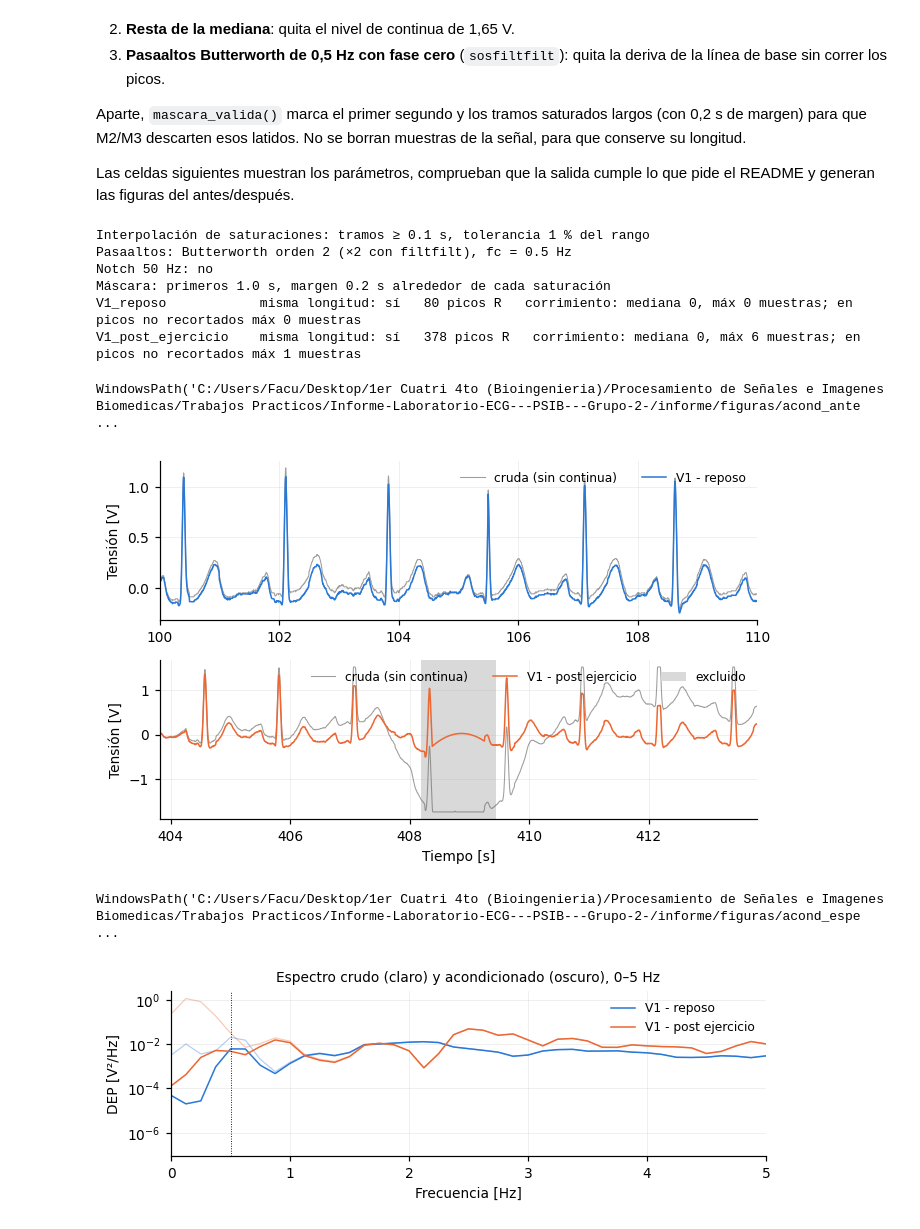
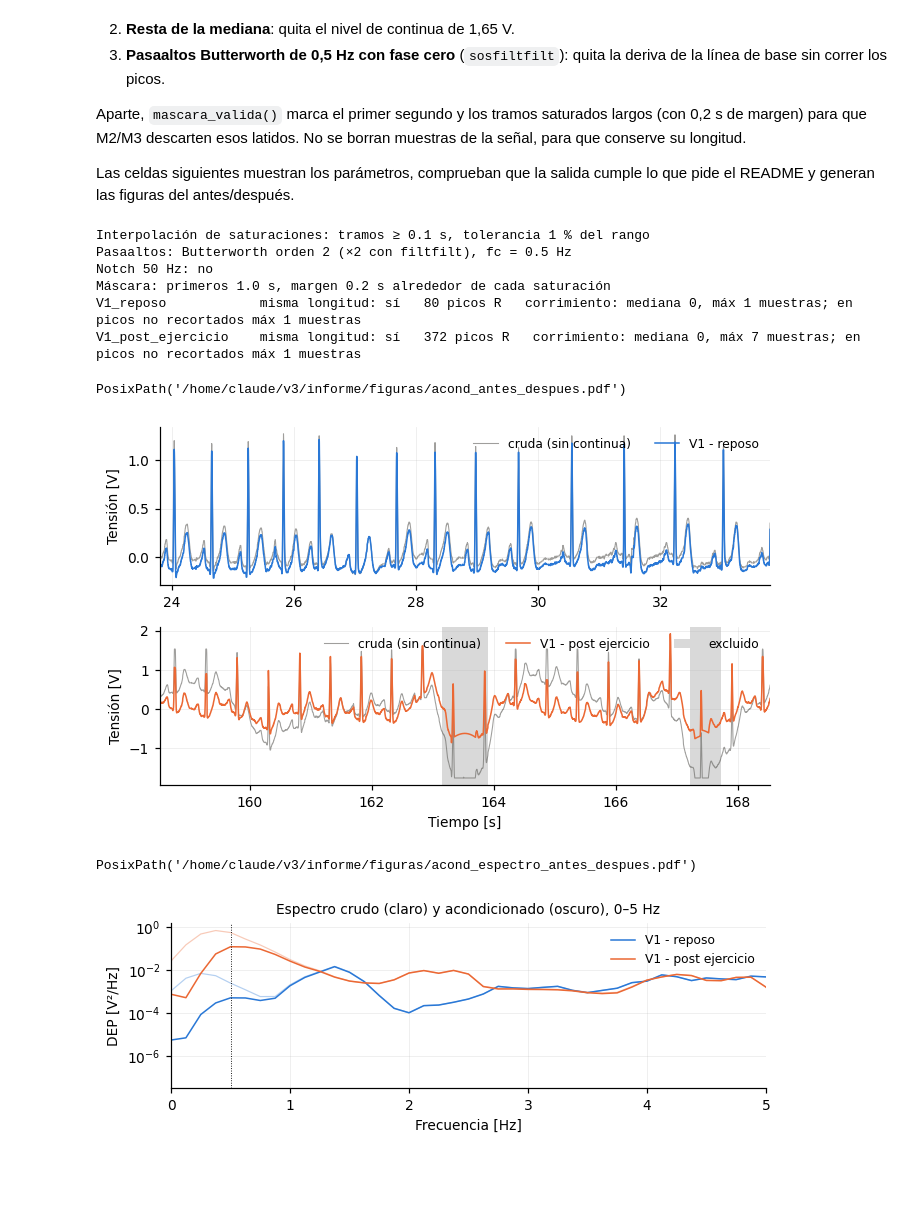
Before and after one commit to PurrthagorasCat/Informe-Laboratorio-ECG---PSIB---Grupo-2-, a Jupyter notebook: modulos/m1_acondicionamiento/acondicionamiento.ipynb, the cells around one changed output. Drawn from its saved outputs; the diff is of its cells as text; code cells hidden in the pictures; blank space fills up the shorter version.

Commit message:
Agrego acondicionamiento con fs=500Hz

```diff
--- a/modulos/m1_acondicionamiento/acondicionamiento.ipynb
+++ b/modulos/m1_acondicionamiento/acondicionamiento.ipynb
@@ -59,7 +59,7 @@ except NotImplementedError:
 if not registros:   # --- provisorio, hasta que M0 esté listo ---
     # OJO: la fs no se lee del archivo (no tiene columna de tiempo).
     # Si se confirma otro valor, cambiarlo acá y en M0, y volver a correr todo.
-    FS_PROVISORIA = 200.0   # Hz
+    FS_PROVISORIA = 500.0   # Hz (sección 2.2)
 
     # Los nombres de archivo, el voluntario y la condición se toman de
     # datos/lista_de_registros.csv, así este bloque no se rompe si se renombran.
@@ -136,11 +136,11 @@ axs[1].axvspan(i0 / post.fs, i1 / post.fs, color="0.85", lw=0)   # el tramo satu
 axs[1].set(title="(b) Saturación", xlabel="Tiempo [s]")
 
 # (c) Una onda T del registro en reposo, para ver los escalones de 10 mV.
-#     Se busca el pico R más alto entre 10 y 12 s y se grafica de 0,15 a 0,9 s
+#     Se busca el pico R más alto entre 10 y 12 s y se grafica de 0,1 a 0,45 s
 #     después (donde está la onda T). step() dibuja escalones en vez de unir
 #     los puntos con rectas, así se ve la cuantización tal cual es.
 r = int(10 * repo.fs) + np.argmax(repo.ecg[int(10 * repo.fs):int(12 * repo.fs)])
-a, b = r + int(0.15 * repo.fs), r + int(0.9 * repo.fs)
+a, b = r + int(0.1 * repo.fs), r + int(0.45 * repo.fs)
 t = np.arange(a, b) / repo.fs
 axs[2].step(t, repo.ecg[a:b], where="mid", **graficos.estilo_registro(repo.voluntario, repo.condicion))
 axs[2].set(title="(c) Cuantización (10 mV)", xlabel="Tiempo [s]")
@@ -259,13 +259,13 @@ Interpolación de saturaciones: tramos ≥ 0.1 s, tolerancia 1 % del rango
 Pasaaltos: Butterworth orden 2 (×2 con filtfilt), fc = 0.5 Hz
 Notch 50 Hz: no
 Máscara: primeros 1.0 s, margen 0.2 s alrededor de cada saturación
-V1_reposo            misma longitud: sí   80 picos R   corrimiento: mediana 0, máx 0 muestras; en picos no recortados máx 0 muestras
-V1_post_ejercicio    misma longitud: sí   378 picos R   corrimiento: mediana 0, máx 6 muestras; en picos no recortados máx 1 muestras
+V1_reposo            misma longitud: sí   80 picos R   corrimiento: mediana 0, máx 1 muestras; en picos no recortados máx 1 muestras
+V1_post_ejercicio    misma longitud: sí   372 picos R   corrimiento: mediana 0, máx 7 muestras; en picos no recortados máx 1 muestras
 # %%
 # --- Figura: antes / después del acondicionamiento ---
 # 10 s de cada registro: cruda (gris) y acondicionada (color), con los tramos
 # que excluye mascara_valida() sombreados.
-# En reposo se muestra un tramo cualquiera (desde 100 s); en post ejercicio,
+# En reposo se muestra el tramo del medio del registro; en post ejercicio,
 # el tramo centrado en la saturación más larga, para que se vea la interpolación.
 DUR = 10   # s
 fig, axs = plt.subplots(len(registros), 1, figsize=(16/2.54, 5*len(registros)/2.54))
@@ -274,36 +274,36 @@ for ax, reg in zip(axs, registros):
     y = acond.acondicionar(reg.ecg, reg.fs)          # señal acondicionada
     valida = acond.mascara_valida(reg.ecg, reg.fs)   # True/False por muestra
     tramos = acond.tramos_saturados(reg.ecg, reg.fs)
 
     # Inicio de la ventana: centrada en el tramo saturado más largo, si hay
     if tramos:
         i0, i1 = max(tramos, key=lambda tr: tr[1] - tr[0])
         T0 = (i0 + i1) / 2 / reg.fs - DUR / 2
     else:
-        T0 = 100
+        T0 = reg.duracion / 2 - DUR / 2   # tramo del medio del registro
 
     t = np.arange(len(y)) / reg.fs
     m = (t >= T0) & (t < T0 + DUR)   # máscara de las muestras dentro de la ventana
 
     # Cruda sin la continua (restando la mediana), para poder compararla en la
     # misma escala que la acondicionada
     ax.plot(t[m], reg.ecg[m] - np.median(reg.ecg), color=graficos.COLOR_NEUTRO, lw=0.7,
             alpha=0.6, label="cruda (sin continua)")
     ax.plot(t[m], y[m], **graficos.estilo_registro(reg.voluntario, reg.condicion))
 
     # Sombreado gris donde la máscara vale False. Con get_xaxis_transform(),
     # el 0 y el 1 de fill_between son el borde inferior y superior del gráfico.
     if (~valida[m]).any():
         ax.fill_between(t[m], 0, 1, where=~valida[m], color="0.85", lw=0,
                         transform=ax.get_xaxis_transform(), label="excluido")
     ax.set(ylabel="Tensión [V]", xlim=(T0, T0 + DUR))
     ax.legend(loc="upper right", ncol=3)
 axs[-1].set_xlabel("Tiempo [s]")
 fig.tight_layout()
 graficos.guardar_figura(fig, "acond_antes_despues")
 # %% [output]
-WindowsPath('C:/Users/Facu/Desktop/1er Cuatri 4to (Bioingenieria)/Procesamiento de Señales e Imagenes Biomedicas/Trabajos Practicos/Informe-Laboratorio-ECG---PSIB---Grupo-2-/informe/figuras/acond_ante ...
+PosixPath('/home/claude/v3/informe/figuras/acond_antes_despues.pdf')
-[figure, old version]
+[figure, new version]
 # %%
 # --- Figura: espectro antes / después ---
 # Crudo en trazo claro y acondicionado en trazo oscuro, de 0 a 5 Hz.
@@ -326,5 +326,5 @@ ax.legend()
 fig.tight_layout()
 graficos.guardar_figura(fig, "acond_espectro_antes_despues")
 # %% [output]
-WindowsPath('C:/Users/Facu/Desktop/1er Cuatri 4to (Bioingenieria)/Procesamiento de Señales e Imagenes Biomedicas/Trabajos Practicos/Informe-Laboratorio-ECG---PSIB---Grupo-2-/informe/figuras/acond_espe ...
+PosixPath('/home/claude/v3/informe/figuras/acond_espectro_antes_despues.pdf')
-[figure, old version]
+[figure, new version]
```
Also changed, not shown: parts of 7 cells of this notebook, 9 other files.
